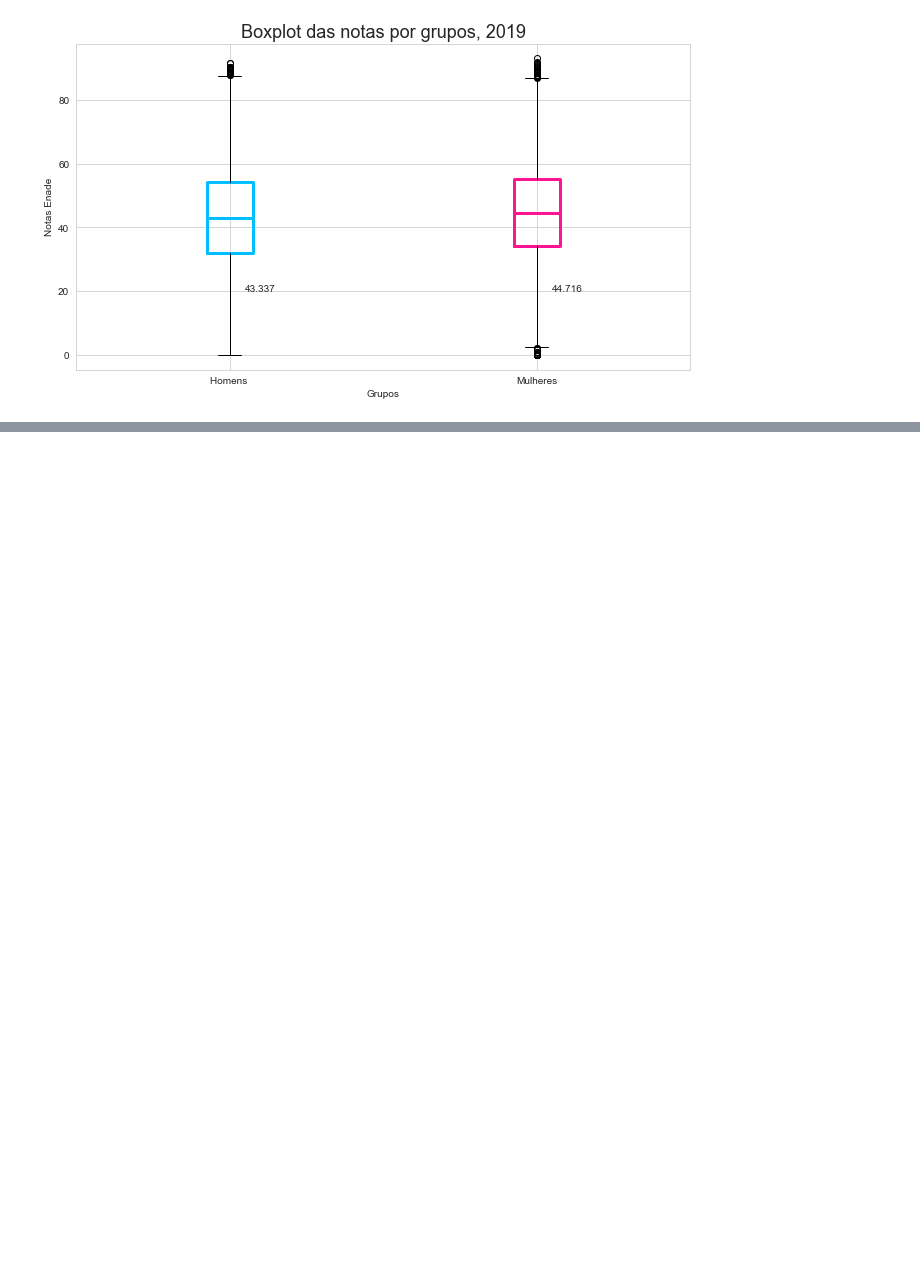
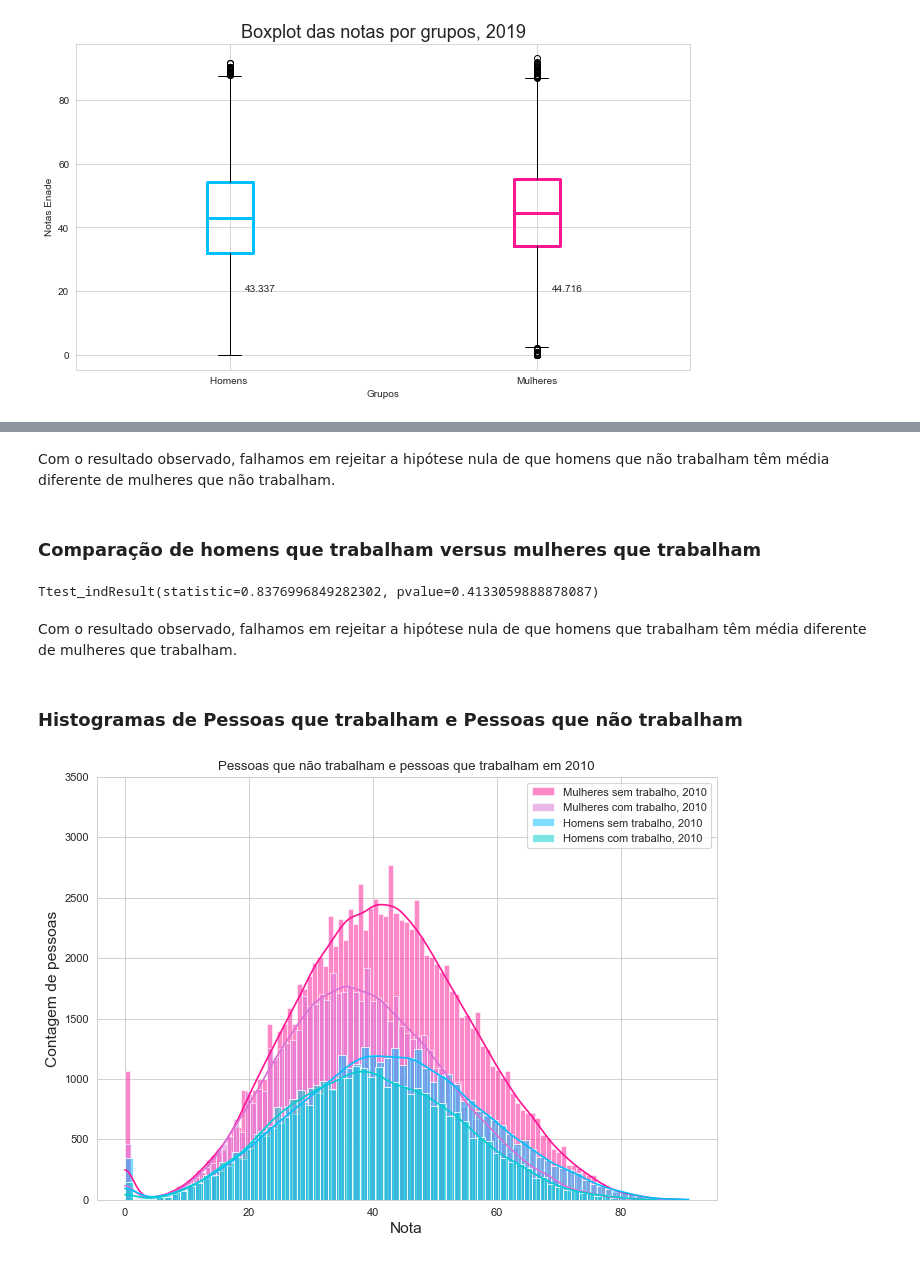
Before and after one commit to renatanesio/dados-universitarios-brasil, a Jupyter notebook: Estudo de Dados Universitários do Brasil.ipynb, the cells around one changed output, grey strips where cells are left out. Saved outputs shown, nothing was run; the diff lists cells and outputs as text; code cells hidden in the pictures; blank space fills up the shorter version.

```diff
--- a/Estudo de Dados Universitários do Brasil.ipynb
+++ b/Estudo de Dados Universitários do Brasil.ipynb
@@ -254,0 +301,38 @@ plt.text(2.05, 20, b2_media);
+# %% [markdown]
+Com o resultado observado, falhamos em rejeitar a hipótese nula de que homens que não trabalham têm média diferente de mulheres que não trabalham.
+# %% [markdown]
+### Comparação de homens que trabalham versus mulheres que trabalham
+# %%
+homens_contra_mulheres_q07_com_trabalho = stats.ttest_ind(media_pessoas_com_trabalho["M"],  media_pessoas_com_trabalho["F"], equal_var = False)
+print(homens_contra_mulheres_q07_com_trabalho)
+# %% [output]
+Ttest_indResult(statistic=0.8376996849282302, pvalue=0.4133059888878087)
+# %% [markdown]
+Com o resultado observado, falhamos em rejeitar a hipótese nula de que homens que trabalham têm média diferente de mulheres que trabalham.
+# %% [markdown]
+### Histogramas de Pessoas que trabalham e Pessoas que não trabalham
+# %%
+import seaborn as sns
+import matplotlib.pyplot as plt
+sns.set_style("whitegrid")
+
+x1 = enade_por_sexo["M"]['2010'].query("Q07 in ['A']")["NOTA"] # "Homens sem trabalho, 2010"
+x2 = enade_por_sexo["M"]['2010'].query("Q07 in ['B', 'C', 'D','E']")["NOTA"]  # "Homens com trabalho, 2010"
+x3 = enade_por_sexo["F"]['2010'].query("Q07 in ['A']")["NOTA"] # "Mulheres sem trabalho, 2010"
+x4 = enade_por_sexo["F"]['2010'].query("Q07 in ['B', 'C', 'D','E']")["NOTA"]  # "Mulheres com trabalho, 2010")
+
+plt.figure(figsize=(10,7), dpi= 80)
+sns.histplot(x3, color="deeppink", label="Mulheres sem trabalho, 2010", kde=True)
+sns.histplot(x4, color="orchid", label="Mulheres com trabalho, 2010", kde=True)
+sns.histplot(x1, color="deepskyblue", label="Homens sem trabalho, 2010", kde=True)
+sns.histplot(x2, color="darkturquoise", label="Homens com trabalho, 2010", kde=True)
+
+
+plt.ylim(0, 3500)
+
+plt.xlabel("Nota", size=14)
+plt.ylabel("Contagem de pessoas", size=14)
+plt.title("Pessoas que não trabalham e pessoas que trabalham em 2010")
+plt.legend(loc='upper right');
+# %% [output]
+[figure, added]
```
Also changed, not shown: parts of 15 cells of this notebook.
